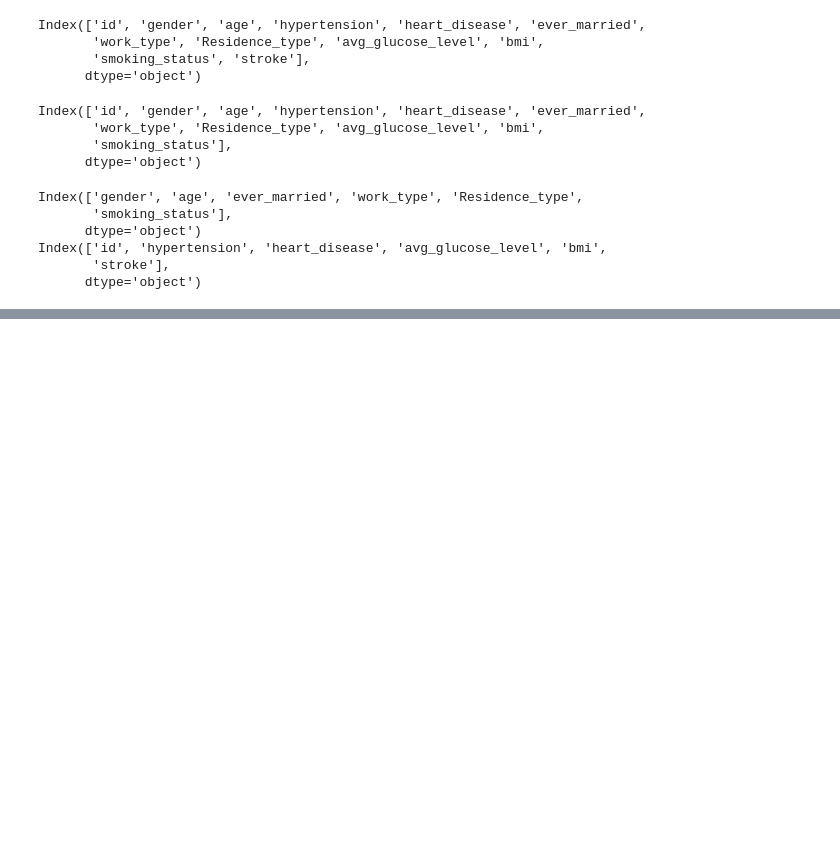
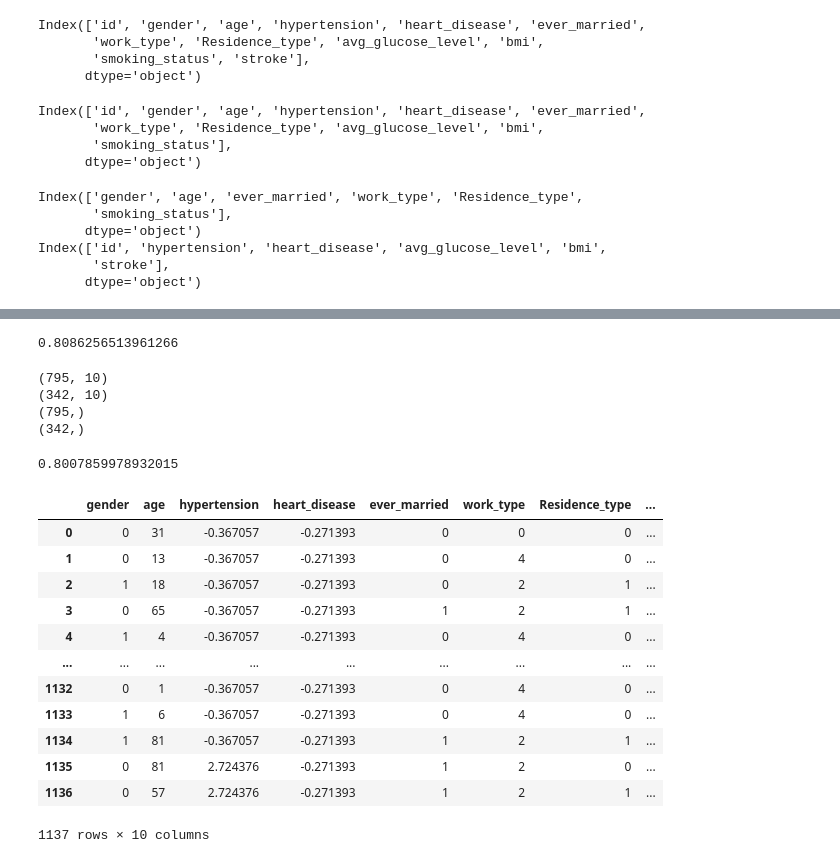
Before and after one commit to heyggun/bigdata_analysis_test, a Jupyter notebook: DataManim_모의2.ipynb, the cells around one changed output, grey strips where cells are left out. Saved outputs shown, nothing was run; the diff lists cells and outputs as text; code cells hidden in the pictures; blank space fills up the shorter version.

```diff
--- a/DataManim_모의2.ipynb
+++ b/DataManim_모의2.ipynb
@@ -287,4 +317,4 @@ smoking_status        0
 dtype: int64
 # %%
-train['bmi'].fillna(train['bmi'].mean())
-test['bmi'].fillna(test['bmi'].mean())
+train['bmi'].fillna(train['bmi'].mean(),inplace=True)
+test['bmi'].fillna(test['bmi'].mean(),inplace=True)
@@ -330,0 +349,3 @@ num
+# %%
+for col in num:
+  print(col)
@@ -337,6 +363,9 @@ def Standard_Scaler(df):
 
   for col in num:
     Scaler = StandardScaler()
-    Scaler.fit_transform(df[col])
+    df[col] = Scaler.fit_transform(df[col].values.reshape(-1,1))
 
-    return df
+  return df
+# %%
+X_trains = Standard_Scaler(X_trains)
+X_tests = Standard_Scaler(X_tests)
@@ -342,0 +396,52 @@ def Standard_Scaler(df):
+# %%
+# 평가
+
+from sklearn.metrics import roc_auc_score
+
+print(roc_auc_score(y_test_m, pred))
+# %% [output]
+0.8086256513961266
+# %%
+# 모델링
+
+from sklearn.model_selection import train_test_split
+
+X_train_m, X_test_m, y_train_m, y_test_m = train_test_split(X_trains, y_train,
+                                                            test_size=0.3,
+                                                            random_state=1234,
+                                                            stratify =y_train)
+
+print(X_train_m.shape)
+print(X_test_m.shape)
+print(y_train_m.shape)
+print(y_test_m.shape)
+# %% [output]
+(795, 10)
+(342, 10)
+(795,)
+(342,)
+# %%
+
+model = RandomForestClassifier()
+model.fit(X_train_m, y_train_m)
+pred = model.predict_proba(X_test_m)[:,1]
+
+print(roc_auc_score(y_test_m, pred))
+# %% [output]
+0.8007859978932015
+# %%
+X_trains
+# %% [output]
+|  | gender | age | hypertension | heart_disease | ever_married | work_type | Residence_type | ... |
+| 0 | 0 | 31 | -0.367057 | -0.271393 | 0 | 0 | 0 | ... |
+| 1 | 0 | 13 | -0.367057 | -0.271393 | 0 | 4 | 0 | ... |
+| 2 | 1 | 18 | -0.367057 | -0.271393 | 0 | 2 | 1 | ... |
+| 3 | 0 | 65 | -0.367057 | -0.271393 | 1 | 2 | 1 | ... |
+| 4 | 1 | 4 | -0.367057 | -0.271393 | 0 | 4 | 0 | ... |
+| ... | ... | ... | ... | ... | ... | ... | ... | ... |
+| 1132 | 0 | 1 | -0.367057 | -0.271393 | 0 | 4 | 0 | ... |
+| 1133 | 1 | 6 | -0.367057 | -0.271393 | 0 | 4 | 0 | ... |
+| 1134 | 1 | 81 | -0.367057 | -0.271393 | 1 | 2 | 1 | ... |
+| 1135 | 0 | 81 | 2.724376 | -0.271393 | 1 | 2 | 0 | ... |
+| 1136 | 0 | 57 | 2.724376 | -0.271393 | 1 | 2 | 1 | ... |
+1137 rows × 10 columns
```
Also changed, not shown: parts of 16 cells of this notebook.
